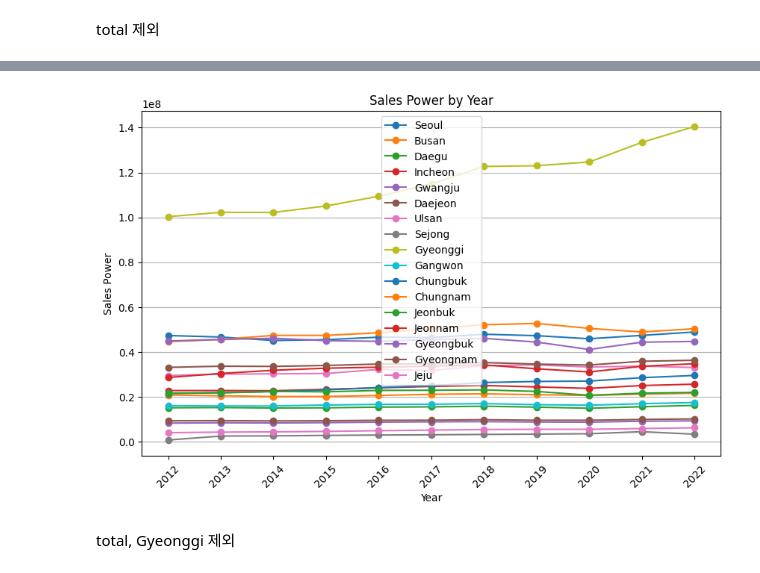
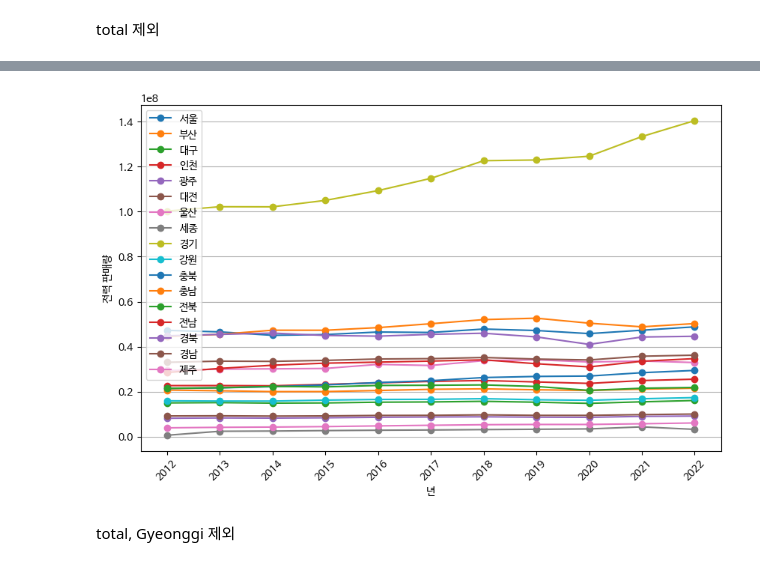
Before and after one commit to intoMaven/DB_Processing, a Jupyter notebook: SalesPower.ipynb, the cells around one changed output, grey strips where cells are left out. Cells and saved outputs as stored; diff of their text form; code cells hidden in the pictures.

```diff
--- a/SalesPower.ipynb
+++ b/SalesPower.ipynb
@@ -2,6 +24,8 @@
 import pandas as pd
 import matplotlib.pyplot as plt
 import os
+
+plt.rc('font', family='NanumBarunGothic')
 
 # 구글 드라이브 마운트
 from google.colab import drive
@@ -35,7 +59,7 @@ for file in file_list:
 # 인덱스를 '2012'부터 '2022'까지 변경
 first_row_data.index = [str(year) for year in range(2012, 2023)]
 
-first_row_data.columns = ['total', 'Seoul', 'Busan', 'Daegu', 'Incheon', 'Gwangju', 'Daejeon', 'Ulsan', 'Sejong', 'Gyeonggi', 'Gangwon', 'Chungbuk', 'Chungnam', 'Jeonbuk', 'Jeonnam', 'Gyeongbuk', 'Gyeongnam', 'Jeju']
+# first_row_data.columns = ['total', 'Seoul', 'Busan', 'Daegu', 'Incheon', 'Gwangju', 'Daejeon', 'Ulsan', 'Sejong', 'Gyeonggi', 'Gangwon', 'Chungbuk', 'Chungnam', 'Jeonbuk', 'Jeonnam', 'Gyeongbuk', 'Gyeongnam', 'Jeju']
 
 # 데이터프레임 출력
 print(first_row_data)
@@ -64,8 +108,9 @@ for column in first_row_data.columns:
     plt.figure(figsize=(10, 6))
     plt.bar(first_row_data.index, first_row_data[column], color='skyblue')
     plt.title(column)
-    plt.xlabel('year')
-    plt.ylabel('SalesPower')
+    plt.xlabel('년')
+    plt.ylabel('에너지 판매량')
+
     plt.xticks(rotation=45)
     plt.grid(axis='y')
     plt.show()
@@ -227,7 +158,7 @@ WARNING:matplotlib.font_manager:findfont: Font family 'NanumBarunGothic' not fou
 total 제외
 # %%
 # 'total' 열을 제외한 열만 선택하여 새로운 데이터프레임 생성
-data_without_total = first_row_data.drop(columns=['total'])
+data_without_total = first_row_data.drop(columns=['계'])
 
 # 그래프를 담을 figure 생성
 plt.figure(figsize=(10, 6))
@@ -237,9 +168,8 @@ for column in data_without_total.columns:
     plt.plot(data_without_total.index, data_without_total[column], marker='o', label=column)
 
 # 그래프에 제목, 레이블, 범례 등 추가
-plt.title('Sales Power by Year')
-plt.xlabel('Year')
-plt.ylabel('Sales Power')
+plt.xlabel('년')
+plt.ylabel('전력 판매량')
 plt.xticks(rotation=45)
 plt.grid(axis='y')
 plt.legend()
@@ -267,4 +180,4 @@ WARNING:matplotlib.font_manager:findfont: Font family 'NanumBarunGothic' not fou
-[figure, old version]
+[figure, new version]
 # %% [markdown]
 total, Gyeonggi 제외
 # %%
```
Also changed, not shown: parts of 7 cells of this notebook, 1 other file.
